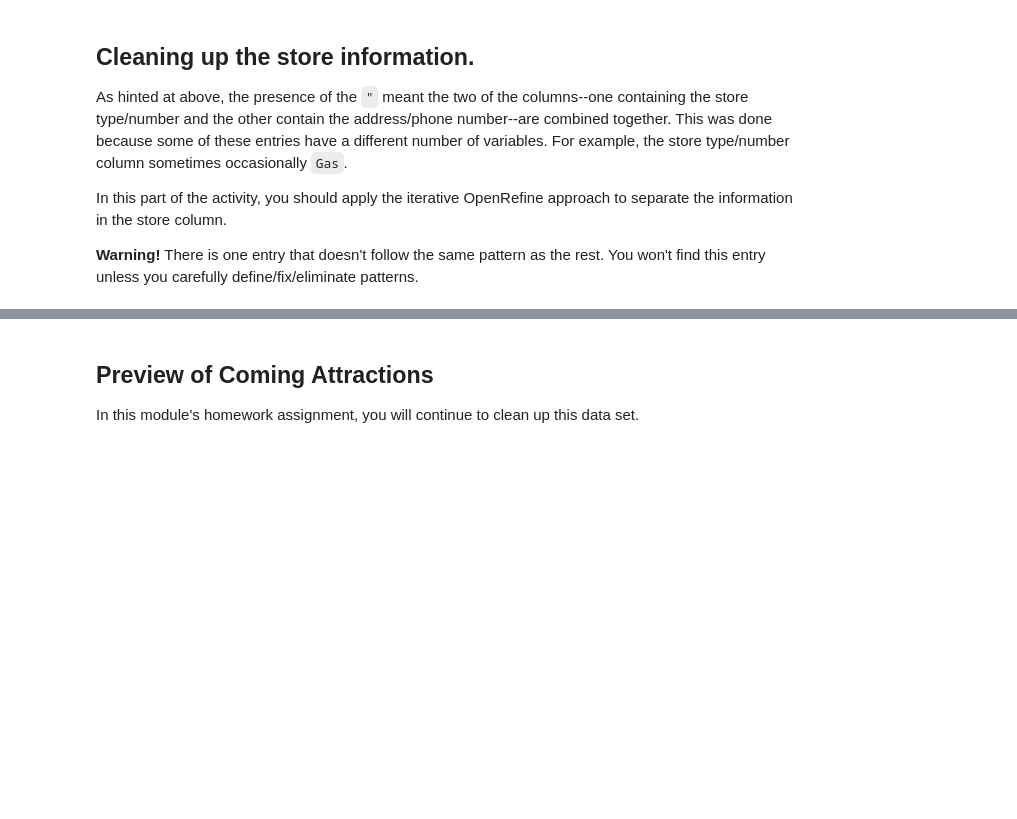
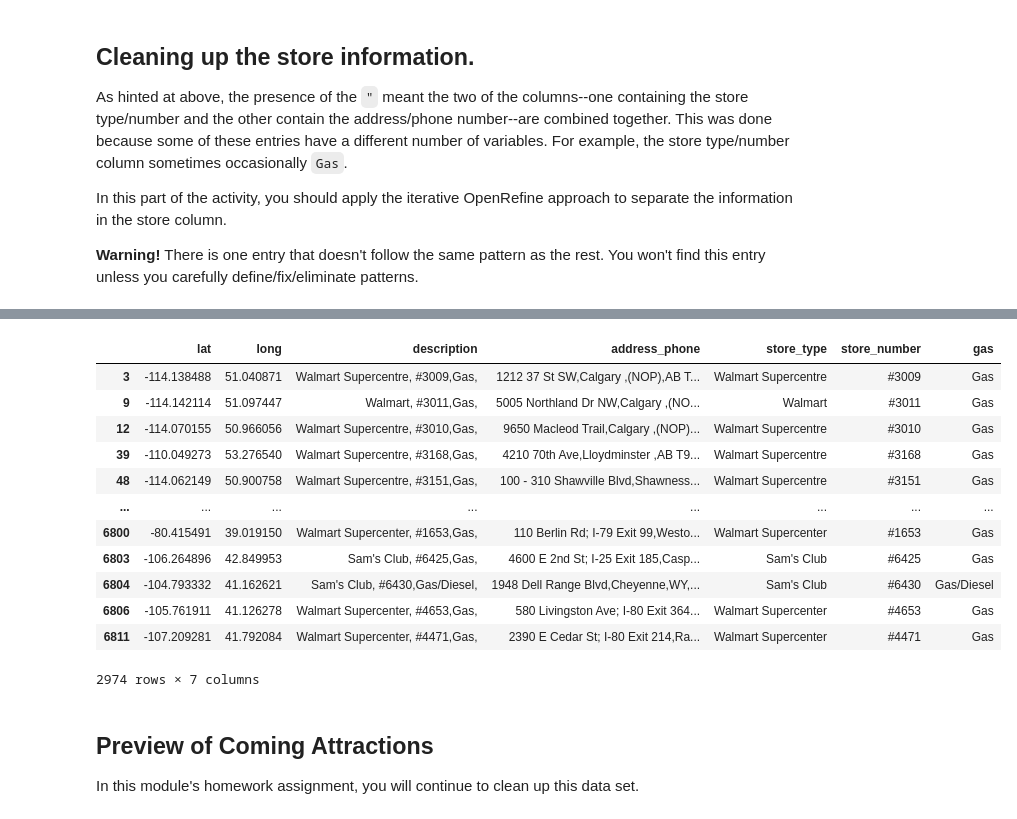
Before and after one commit to LukeCoelho/act4_1_cleaning_up_walmart_data, a Jupyter notebook: act4_1_cleaning_walmart_location_data.ipynb, the cells around one changed output, grey strips where cells are left out. Drawn from its saved outputs; the diff is of its cells as text; code cells hidden in the pictures; blank space fills up the shorter version.

```diff
--- a/act4_1_cleaning_walmart_location_data.ipynb
+++ b/act4_1_cleaning_walmart_location_data.ipynb
@@ -26,4 +52,7 @@ help(pd.read_csv) # This might help!
 # %% [markdown]
 <font color="blue"> Your thoughts here </font>
 # %%
-#Your code here
+walmart = pd.read_csv("./data/Walmart_United_States_&_Canada.csv",
+                      names = ["lat", "long", "description", "address_phone"]
+                     )
+walmart.head()
@@ -45,5 +111,26 @@ from more_dfply.facets import text_facet, text_filter
 # %%
 # Transform cell
+(walmart
+ >> mutate(description = X.description.str.replace(';', ','))
+ >> mutate(store_type = X.description.str.split(',').str.get(0),
+           store_number = X.description.str.split(',').str.get(1),
+           gas = X.description.str.split(',').str.get(2))
+ >> filter_by(X.gas.str.contains("Gas"))
+)
+# %% [output]
+|  | lat | long | description | address_phone | store_type | store_number | gas |
+| 3 | -114.138488 | 51.040871 | Walmart Supercentre, #3009,Gas, | 1212 37 St SW,Calgary ,(NOP),AB T... | Walmart Supercentre | #3009 | Gas |
+| 9 | -114.142114 | 51.097447 | Walmart, #3011,Gas, | 5005 Northland Dr NW,Calgary ,(NO... | Walmart | #3011 | Gas |
+| 12 | -114.070155 | 50.966056 | Walmart Supercentre, #3010,Gas, | 9650 Macleod Trail,Calgary ,(NOP)... | Walmart Supercentre | #3010 | Gas |
+| 39 | -110.049273 | 53.276540 | Walmart Supercentre, #3168,Gas, | 4210 70th Ave,Lloydminster ,AB T9... | Walmart Supercentre | #3168 | Gas |
+| 48 | -114.062149 | 50.900758 | Walmart Supercentre, #3151,Gas, | 100 - 310 Shawville Blvd,Shawness... | Walmart Supercentre | #3151 | Gas |
+| ... | ... | ... | ... | ... | ... | ... | ... |
+| 6800 | -80.415491 | 39.019150 | Walmart Supercenter, #1653,Gas, | 110 Berlin Rd; I-79 Exit 99,Westo... | Walmart Supercenter | #1653 | Gas |
+| 6803 | -106.264896 | 42.849953 | Sam's Club, #6425,Gas, | 4600 E 2nd St; I-25 Exit 185,Casp... | Sam's Club | #6425 | Gas |
+| 6804 | -104.793332 | 41.162621 | Sam's Club, #6430,Gas/Diesel, | 1948 Dell Range Blvd,Cheyenne,WY,... | Sam's Club | #6430 | Gas/Diesel |
+| 6806 | -105.761911 | 41.126278 | Walmart Supercenter, #4653,Gas, | 580 Livingston Ave; I-80 Exit 364... | Walmart Supercenter | #4653 | Gas |
+| 6811 | -107.209281 | 41.792084 | Walmart Supercenter, #4471,Gas, | 2390 E Cedar St; I-80 Exit 214,Ra... | Walmart Supercenter | #4471 | Gas |
+2974 rows × 7 columns
 # %% [markdown]
 ## Preview of Coming Attractions
 
```
Also changed, not shown: parts of 6 cells of this notebook.
